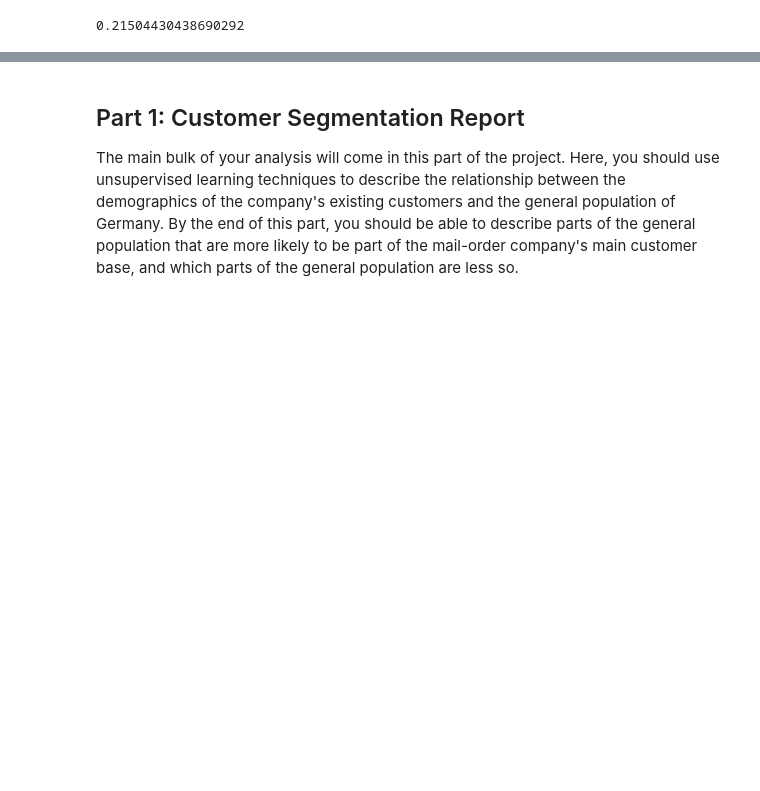
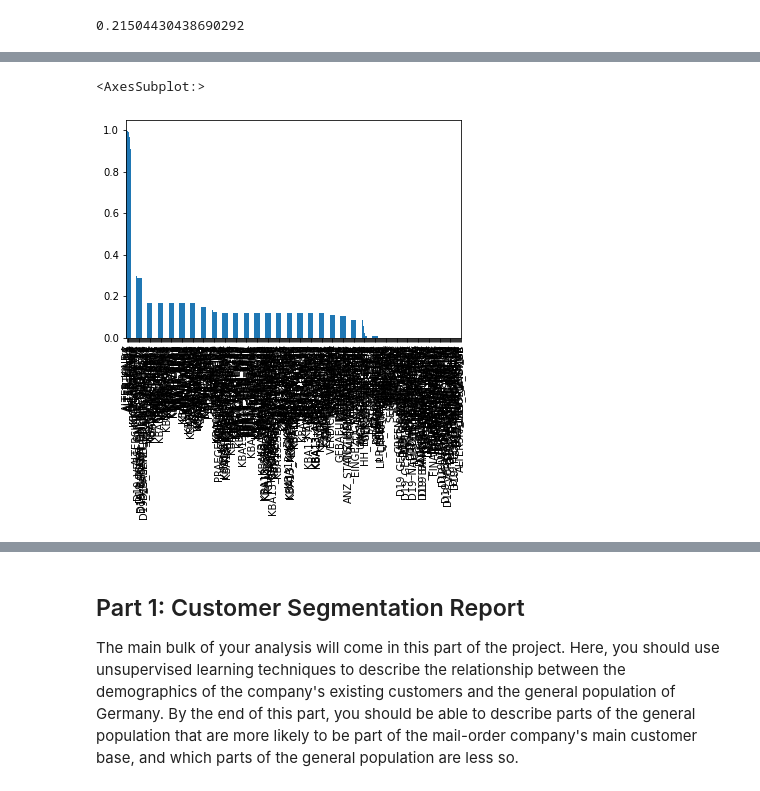
Before and after one commit to ditivaidya/Udacity-Project-IV, a Jupyter notebook: Arvato Project Workbook.ipynb, the cells around one changed output, grey strips where cells are left out. Cells and saved outputs as stored; diff of their text form; code cells hidden in the pictures; blank space fills up the shorter version.

```diff
--- a/Arvato Project Workbook.ipynb
+++ b/Arvato Project Workbook.ipynb
@@ -289,0 +87,38 @@ See the caveats in the documentation: https://pandas.pydata.org/pandas-docs/stab
+# %%
+# The following cell take the items from the excel file we created and detects columns with unknown values
+# in the form of (0,-1 & 9) and changes these to NaN to simplify pre-processing.
+def get_all_nans(df):
+    '''
+    Returns a df resplacing the 0s,-1s and 9s stated in the excel with NaN to keep things consistent
+
+    Input: df in raw format
+    Output: df with nans placed appropratiely
+    '''
+    wb2 = load_workbook("DIAS Attributes_unkowns.xlsx")  # Work Book
+
+    Unk_1 = wb2.get_sheet_by_name('-1_Unk')  # Work Sheet with feature names that have -1 for unkowns
+    Unk_1_col = Unk_1['A']  # Column
+
+    Unk_0 = wb2.get_sheet_by_name('0_Unk')  # Work Sheet with feature names that have 0 for unkowns
+    Unk_0_col = Unk_0['A']  # Column
+
+    Unk_9 = wb2.get_sheet_by_name('9_Unk')  # Work Sheet with feature names that have 9 for unkowns
+    Unk_9_col = Unk_9['A']  # Column
+
+
+    Unk_1_list = [Unk_1_col[x].value for x in range(len(Unk_1_col))]
+
+    Unk_0_list = [Unk_0_col[x].value for x in range(len(Unk_0_col))]
+
+    Unk_9_list = [Unk_9_col[x].value for x in range(len(Unk_9_col))]
+
+    df1 = df.copy()
+
+    df1[Unk_1_list] = df[Unk_1_list].replace(-1, np.nan)
+    df1[Unk_0_list] = df[Unk_0_list].replace(0, np.nan)
+    df1[Unk_9_list] = df[Unk_9_list].replace(9, np.nan)
+
+    return df1
+# %%
+azdias_clean1 = get_all_nans(azdias)
+azdias_clean1.head(5)
@@ -289,0 +144,5 @@ See the caveats in the documentation: https://pandas.pydata.org/pandas-docs/stab
+# %%
+azdias_clean1.isnull().mean().sort_values(ascending=False).plot(kind = "bar")
+# %% [output]
+<AxesSubplot:>
+[figure, added]
```
Also changed, not shown: parts of 75 cells of this notebook.
